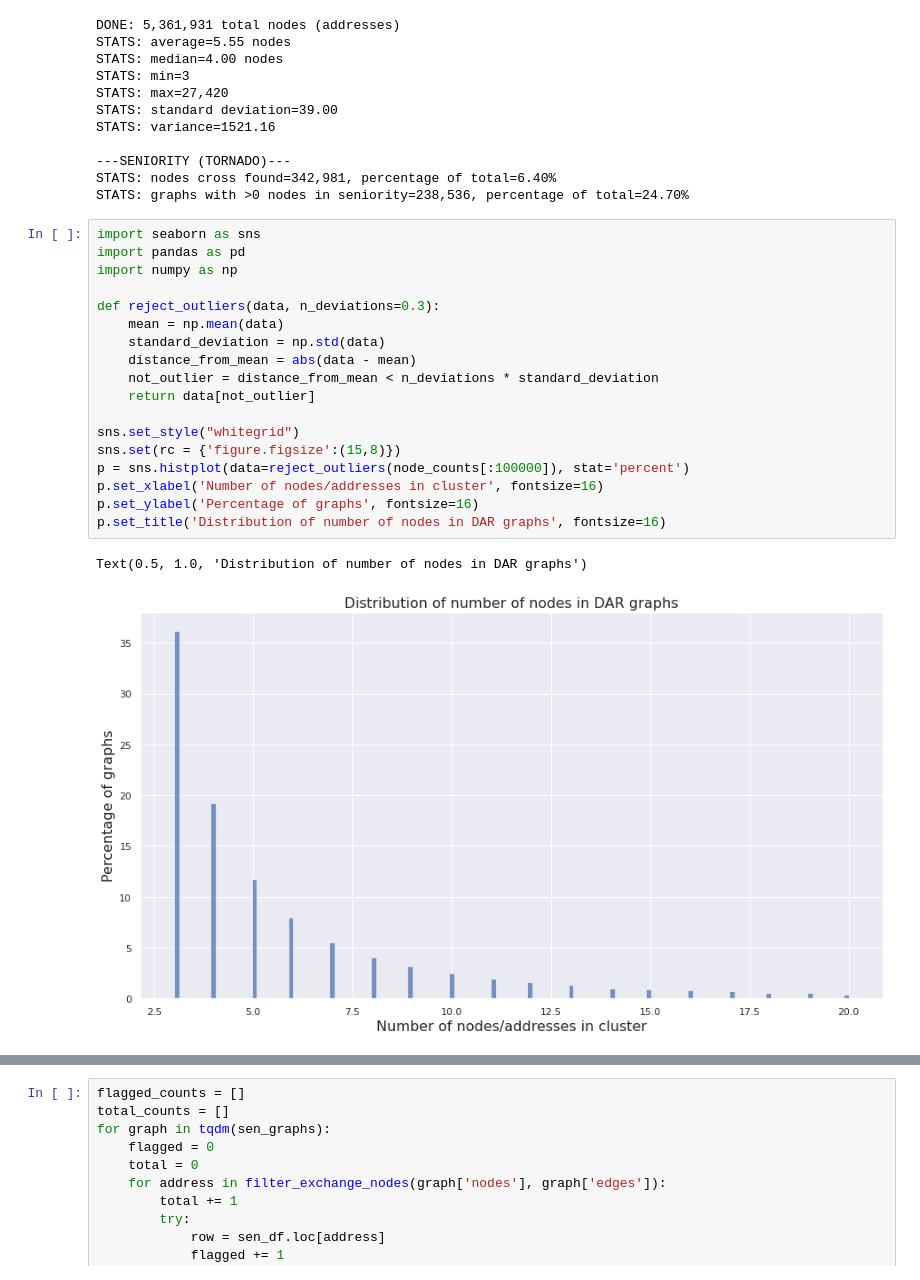
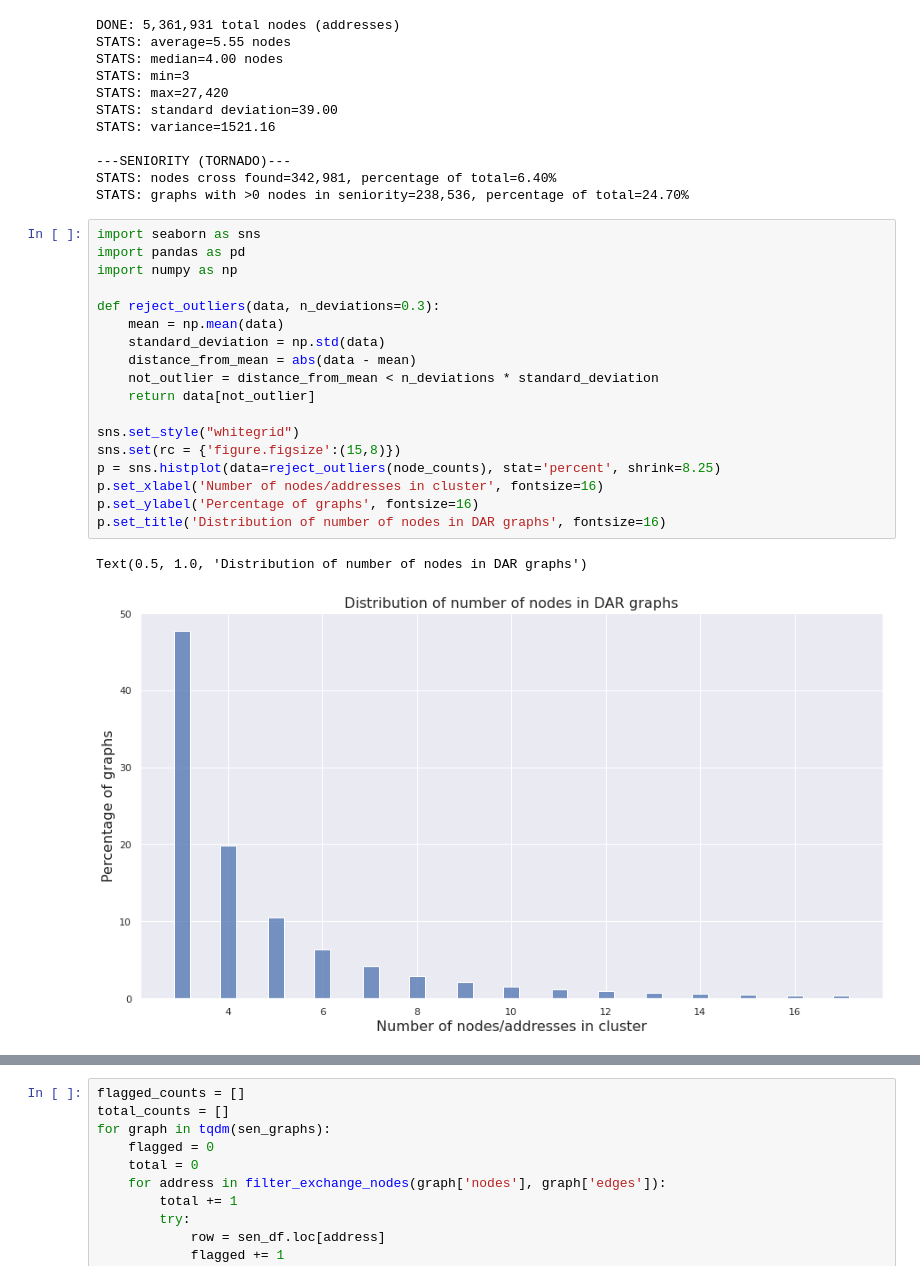
Before and after one commit to ethereum-aml-tool/indago, a Jupyter notebook: notebooks/cluster_results.ipynb, the cells around one changed output, grey strips where cells are left out. Saved outputs shown, nothing was run; the diff lists cells and outputs as text.

```diff
--- a/notebooks/cluster_results.ipynb
+++ b/notebooks/cluster_results.ipynb
@@ -107,21 +107,21 @@ STATS: graphs with >0 nodes in seniority=238,536, percentage of total=24.70%
 # %%
 import seaborn as sns
 import pandas as pd
 import numpy as np
 
 def reject_outliers(data, n_deviations=0.3):
     mean = np.mean(data)
     standard_deviation = np.std(data)
     distance_from_mean = abs(data - mean)
     not_outlier = distance_from_mean < n_deviations * standard_deviation
     return data[not_outlier]
 
 sns.set_style("whitegrid")
 sns.set(rc = {'figure.figsize':(15,8)})
-p = sns.histplot(data=reject_outliers(node_counts[:100000]), stat='percent')
+p = sns.histplot(data=reject_outliers(node_counts), stat='percent', shrink=8.25)
 p.set_xlabel('Number of nodes/addresses in cluster', fontsize=16)
 p.set_ylabel('Percentage of graphs', fontsize=16)
 p.set_title('Distribution of number of nodes in DAR graphs', fontsize=16)
 # %% [output]
 Text(0.5, 1.0, 'Distribution of number of nodes in DAR graphs')
-[figure, old version]
+[figure, new version]
```
Also changed, not shown: parts of 1 cell of this notebook.
